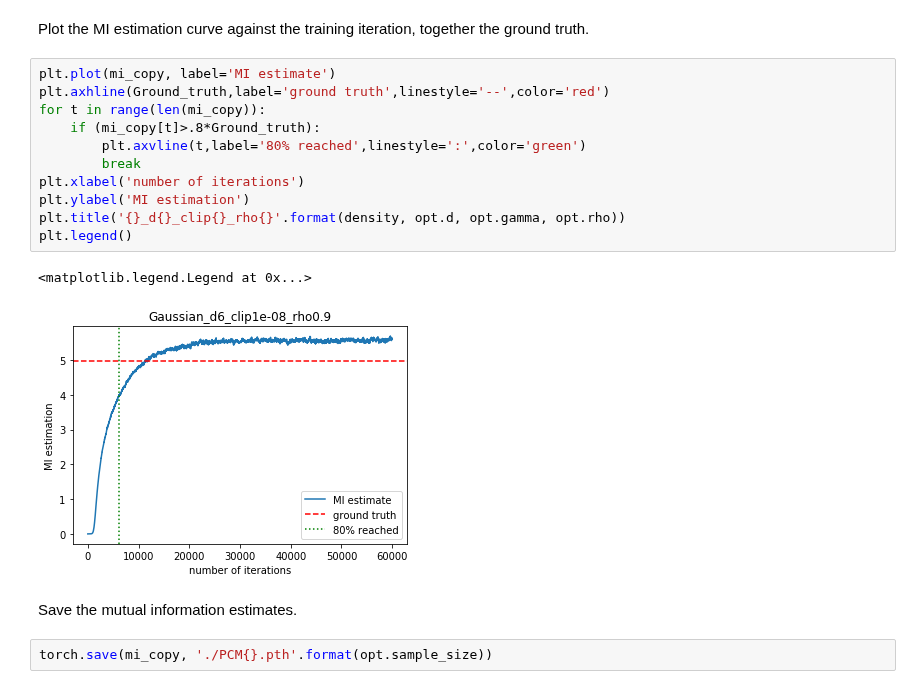
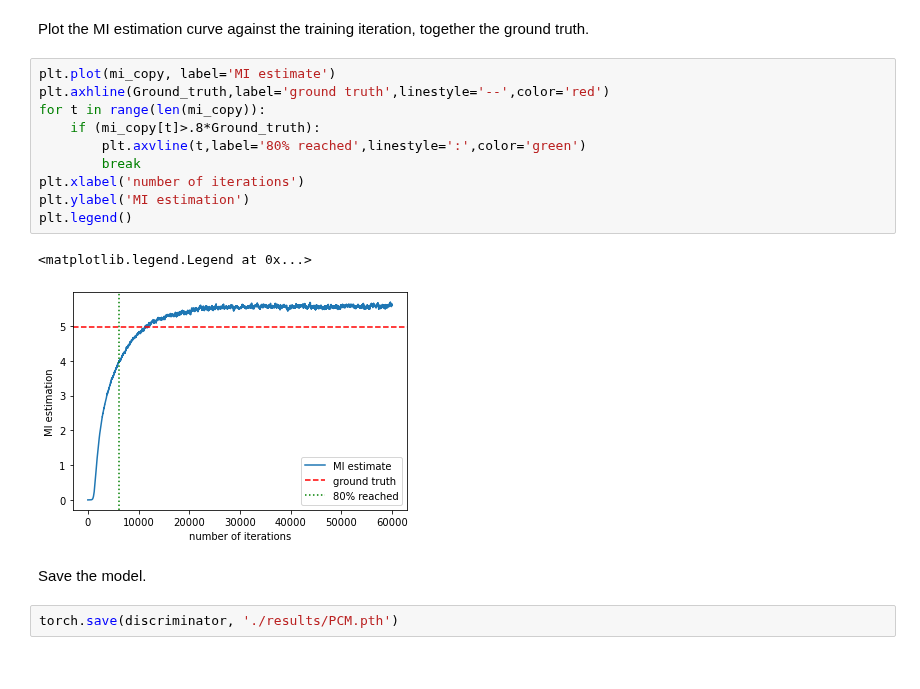
Before and after one commit to wangxuuu/AdapLS_MINE, a Jupyter notebook: PCM.ipynb, the cells around one changed output. Cells and saved outputs as stored; diff of their text form.

```diff
--- a/PCM.ipynb
+++ b/PCM.ipynb
@@ -230,18 +229,17 @@ Plot the MI estimation curve against the training iteration, together the ground
 # %%
 plt.plot(mi_copy, label='MI estimate')
 plt.axhline(Ground_truth,label='ground truth',linestyle='--',color='red')
 for t in range(len(mi_copy)):
     if (mi_copy[t]>.8*Ground_truth):
         plt.axvline(t,label='80% reached',linestyle=':',color='green')
         break
 plt.xlabel('number of iterations')
 plt.ylabel('MI estimation')
-plt.title('{}_d{}_clip{}_rho{}'.format(density, opt.d, opt.gamma, opt.rho))
 plt.legend()
 # %% [output]
 <matplotlib.legend.Legend at 0x...>
-[figure, old version]
+[figure, new version]
 # %% [markdown]
-Save the mutual information estimates.
+Save the model.
 # %%
-torch.save(mi_copy, './PCM{}.pth'.format(opt.sample_size))
+torch.save(discriminator, './results/PCM.pth')
```
Also changed, not shown: parts of 2 cells of this notebook, 9 other files.
